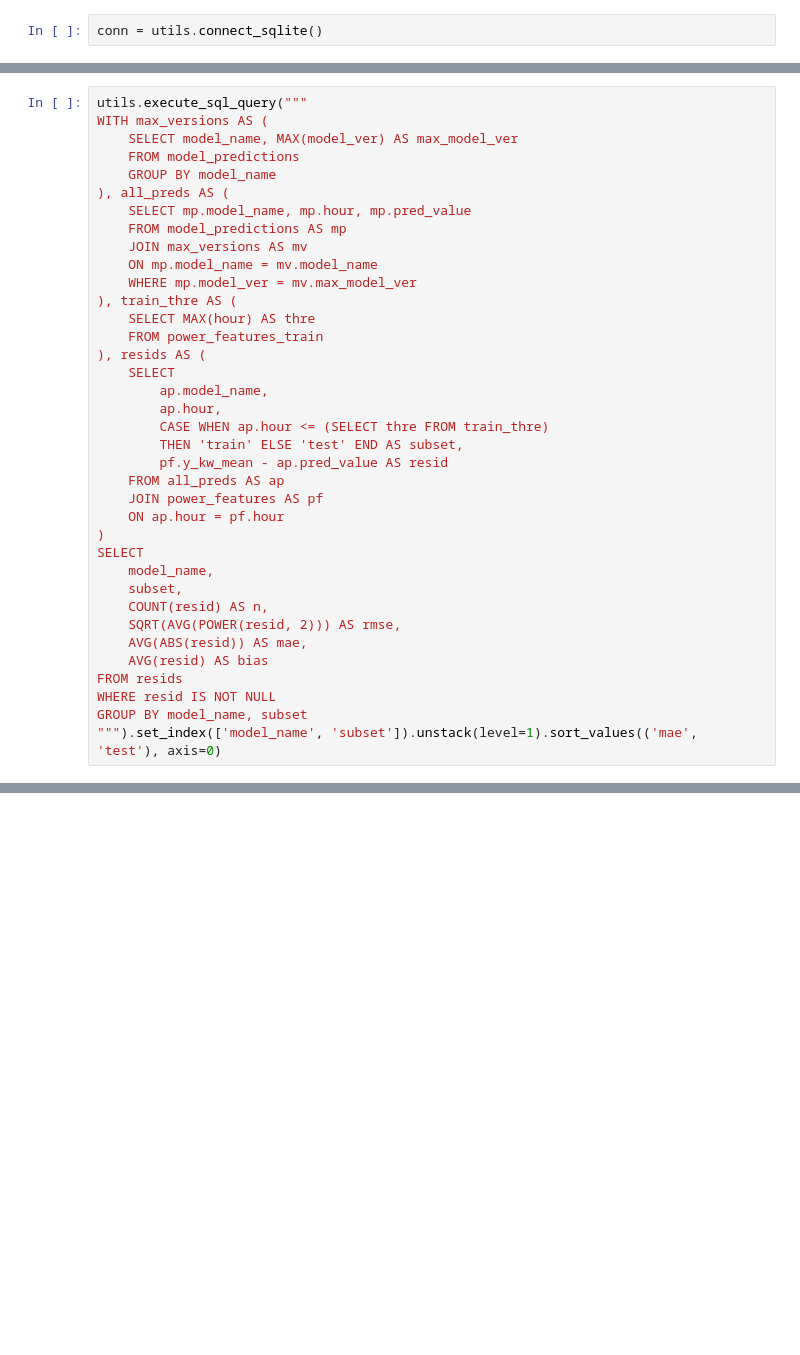
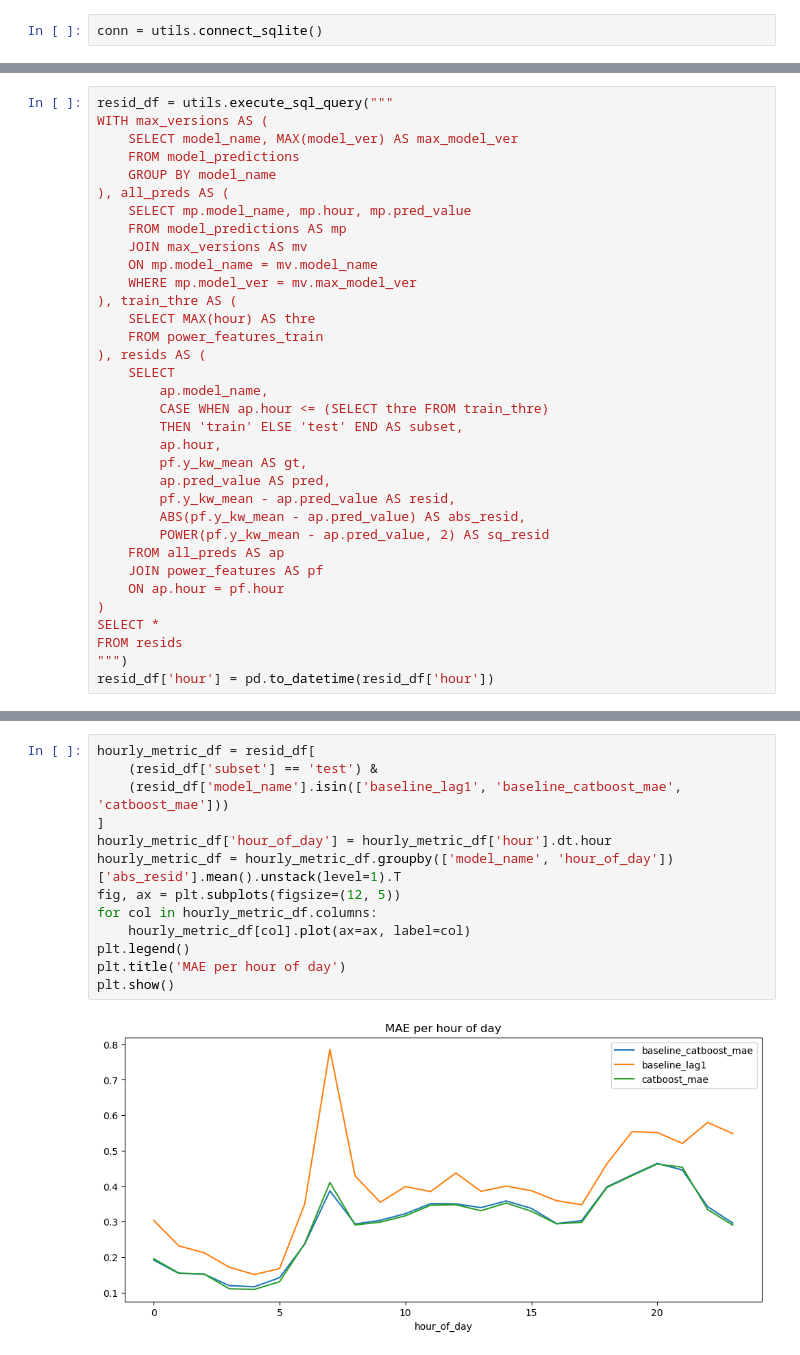
Before and after one commit to sysakm/housepower, a Jupyter notebook: report.ipynb, the cells around one changed output, grey strips where cells are left out. Saved outputs shown, nothing was run; the diff lists cells and outputs as text; blank space fills up the shorter version.

Commit message:
Add time-based splits for MAE metrics on test to report

```diff
--- a/report.ipynb
+++ b/report.ipynb
@@ -7,5 +9,5 @@ conn = utils.connect_sqlite()
 # %%
-utils.execute_sql_query("""
+resid_df = utils.execute_sql_query("""
 WITH max_versions AS (
     SELECT model_name, MAX(model_ver) AS max_model_ver
     FROM model_predictions
@@ -22,22 +24,19 @@ WITH max_versions AS (
 ), resids AS (
     SELECT
         ap.model_name,
-        ap.hour,
         CASE WHEN ap.hour <= (SELECT thre FROM train_thre)
         THEN 'train' ELSE 'test' END AS subset,
-        pf.y_kw_mean - ap.pred_value AS resid
+        ap.hour,
+        pf.y_kw_mean AS gt,
+        ap.pred_value AS pred,
+        pf.y_kw_mean - ap.pred_value AS resid,
+        ABS(pf.y_kw_mean - ap.pred_value) AS abs_resid,
+        POWER(pf.y_kw_mean - ap.pred_value, 2) AS sq_resid
     FROM all_preds AS ap
     JOIN power_features AS pf
     ON ap.hour = pf.hour
 )
-SELECT
-    model_name,
-    subset,
-    COUNT(resid) AS n,
-    SQRT(AVG(POWER(resid, 2))) AS rmse,
-    AVG(ABS(resid)) AS mae,
-    AVG(resid) AS bias
+SELECT *
 FROM resids
-WHERE resid IS NOT NULL
-GROUP BY model_name, subset
-""").set_index(['model_name', 'subset']).unstack(level=1).sort_values(('mae', 'test'), axis=0)
+""")
+resid_df['hour'] = pd.to_datetime(resid_df['hour'])
@@ -53,0 +70,15 @@ GROUP BY model_name, subset
+# %%
+hourly_metric_df = resid_df[
+    (resid_df['subset'] == 'test') &
+    (resid_df['model_name'].isin(['baseline_lag1', 'baseline_catboost_mae', 'catboost_mae']))
+]
+hourly_metric_df['hour_of_day'] = hourly_metric_df['hour'].dt.hour
+hourly_metric_df = hourly_metric_df.groupby(['model_name', 'hour_of_day'])['abs_resid'].mean().unstack(level=1).T
+fig, ax = plt.subplots(figsize=(12, 5))
+for col in hourly_metric_df.columns:
+    hourly_metric_df[col].plot(ax=ax, label=col)
+plt.legend()
+plt.title('MAE per hour of day')
+plt.show()
+# %% [output]
+[figure, added]
```
Also changed, not shown: parts of 9 cells of this notebook.
